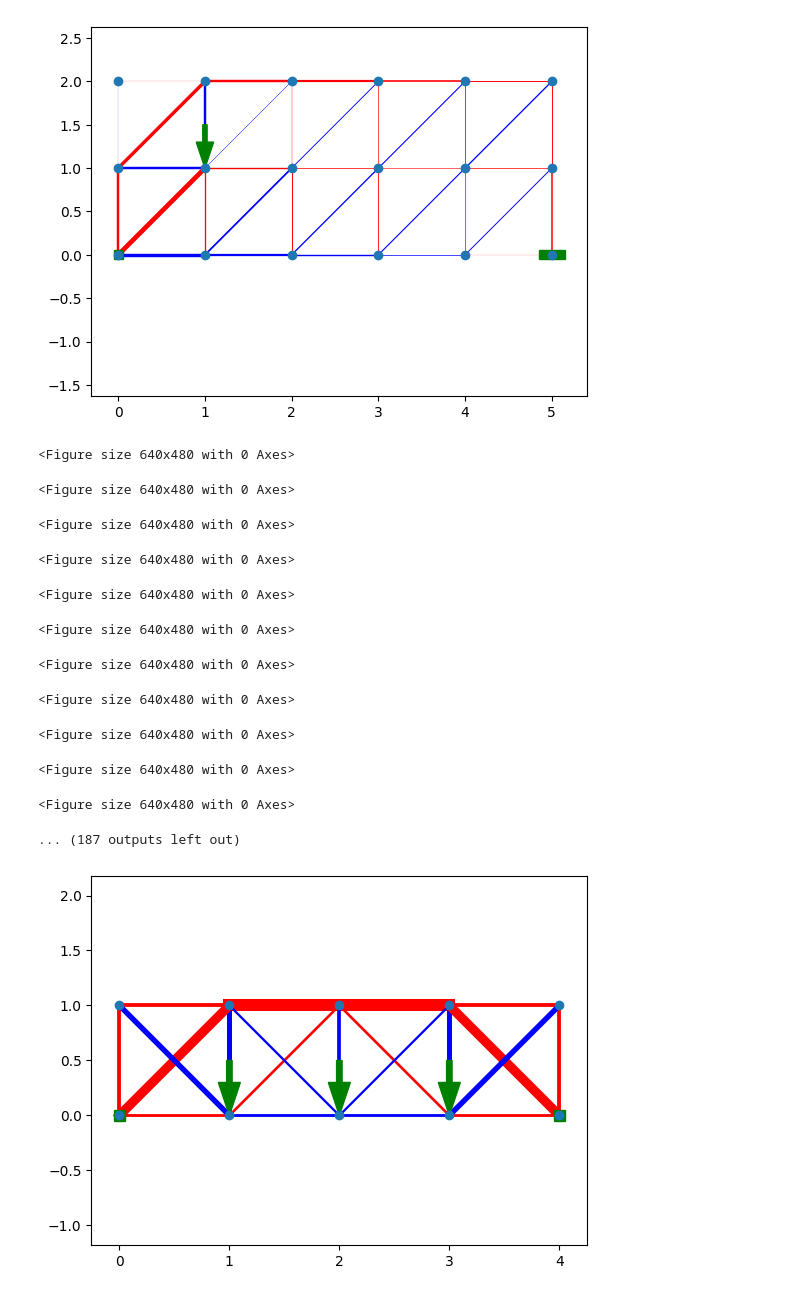
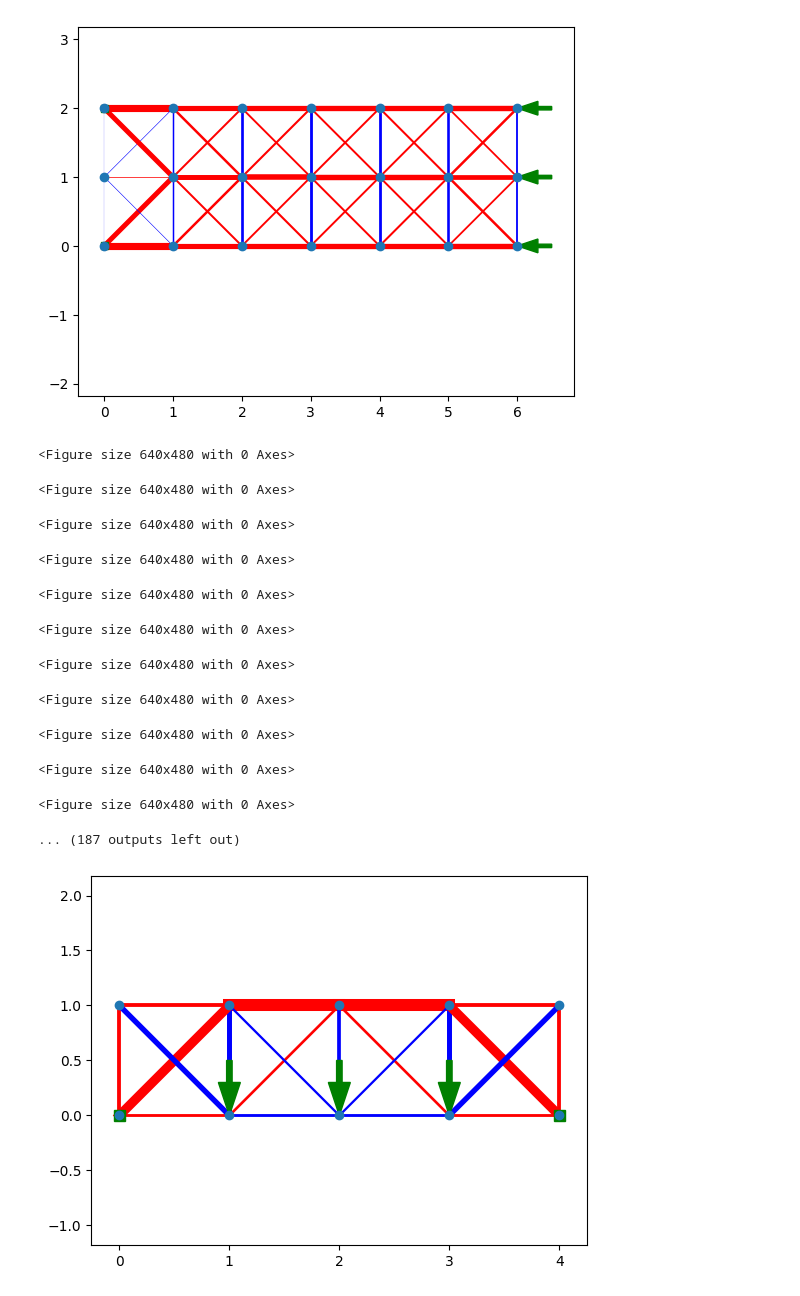
Before and after one commit to eschluntz/PytorchBridge, a Jupyter notebook: truss.ipynb, the cells around one changed output. Cells and saved outputs as stored; diff of their text form; code cells hidden in the pictures.

```diff
--- a/truss.ipynb
+++ b/truss.ipynb
@@ -179,11 +181,12 @@ class Truss:
         """Returns a list of all nodes that require a gradient"""
         return [n for n in self.node_tensors if n.requires_grad]
 
-    def optimize(self, gif_path="animation.gif"):
+    def optimize(self, gif_path="output/animation.gif"):
         """Optimizes the truss and saves a gif of the process"""
 
-        frame_folder = 'frames/'
-        n_frames = 150
+        import time
+        frame_folder = 'output/frames/'
+        n_frames = 200
 
         optimizer = torch.optim.Adam(params=self.get_params(), lr=0.005, betas=(0.0, 0.0))
 
@@ -191,19 +194,21 @@ class Truss:
             cost = self.get_cost()
             plt.figure()
             self.draw()
+
             optimizer.zero_grad()
             cost.backward()
             optimizer.step()
-            # plt.savefig(f"{frame_folder}frame_{i}.png")
-            display.display(plt.gcf())
-            display.clear_output(wait=True)
+
+            plt.savefig(f"{frame_folder}frame_{i}.png")
+            # display.display(plt.gcf())
+            # display.clear_output(wait=True)
             plt.close()
 
         # Compile frames into a GIF
-        # frames = []
-        # for i in range(n_frames):
-        #     frames.append(imageio.imread(f"{frame_folder}frame_{i}.png"))
-        # imageio.mimsave(gif_path, frames, format='GIF', fps=30, loop=0) # Adjust fps as needed
+        frames = []
+        for i in range(n_frames):
+            frames.append(imageio.imread(f"{frame_folder}frame_{i}.png"))
+        imageio.mimsave(gif_path, frames, format='GIF', fps=30, loop=0) # Adjust fps as needed
 
 node_tensors = np.array([
     (0.0, 0.0), # 0
@@ -213,43 +218,51 @@ node_tensors = np.array([
     (1.0, 1.0),
     (1.0, 2.0),
     (2.0, 0.0), # 6
     (2.0, 1.0),
     (2.0, 2.0),
     (3.0, 0.0),
     (3.0, 1.0),
     (3.0, 2.0),
     (4.0, 0.0),
     (4.0, 1.0),
     (4.0, 2.0),
     (5.0, 0.0),
     (5.0, 1.0),
     (5.0, 2.0),
+    (6.0, 0.0),
+    (6.0, 1.0),
+    (6.0, 2.0),
 ])
 edges = np.array((
     # rows
-    (0,3), (3,6), (6,9), (9,12), (12,15),
-    (1,4), (4,7), (7,10), (10,13), (13,16),
-    (2,5), (5,8), (8,11), (11,14), (14,17),
+    (0,3), (3,6), (6,9), (9,12), (12,15), (15,18),
+    (1,4), (4,7), (7,10), (10,13), (13,16),(16,19),
+    (2,5), (5,8), (8,11), (11,14), (14,17),(17,20),
     # cols
     (0,1), (1,2), (3,4), (4,5), (6,7), (7,8),
-    (9,10),(10,11),(12,13),(13,14),(15,16),(16,17),
+    (9,10),(10,11),(12,13),(13,14),(15,16),(16,17),(18,19),(19,20),
     # diags
-    (0,4),(1,5),(3,7),(4,8),(6,10),(7,11),(9,13),(10,14),(12,16),(13,17)
+    (0,4),(1,5),(3,7),(4,8),(6,10),(7,11),(9,13),(10,14),(12,16),(13,17),(15,19),(16,20),
+    (1,3),(2,4),(4,6),(5,7), (7,9),(8,10),(10,12),(11,13), (13,15),(14,16),(16,18),(17,19),
 ))
 t = Truss(node_tensors, edges)
 
 
-# t.add_load(2, 0, -5)
-t.add_load(4, 0, -5)
-# t.add_load(6, 0, -5)
+# t.add_load(2, 0, -2)
+# t.add_load(5, 0, -2)
+# t.add_load(8, 0, -2)
+# t.add_load(11, 0, -2)
+t.add_load(18, -5, 0)
+t.add_load(19, -5, 0)
+t.add_load(20, -5, 0)
 t.add_anchor(0)
-t.add_anchor(15,x=False)
+t.add_anchor(2)
 t.calculate_forces()
 t.draw()
 
 t.optimize()
 # %% [output]
-[figure, old version]
+[figure, new version]
 <Figure size 640x480 with 0 Axes>
 <Figure size 640x480 with 0 Axes>
 <Figure size 640x480 with 0 Axes>
```
Also changed, not shown: parts of 6 cells of this notebook, 3 other files.
